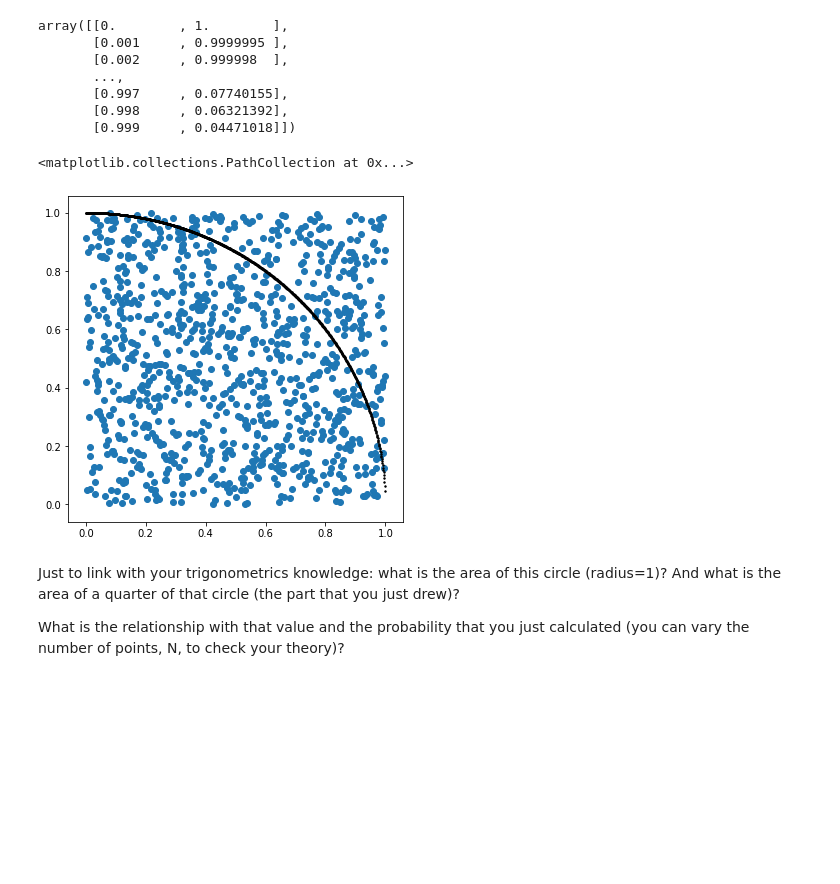
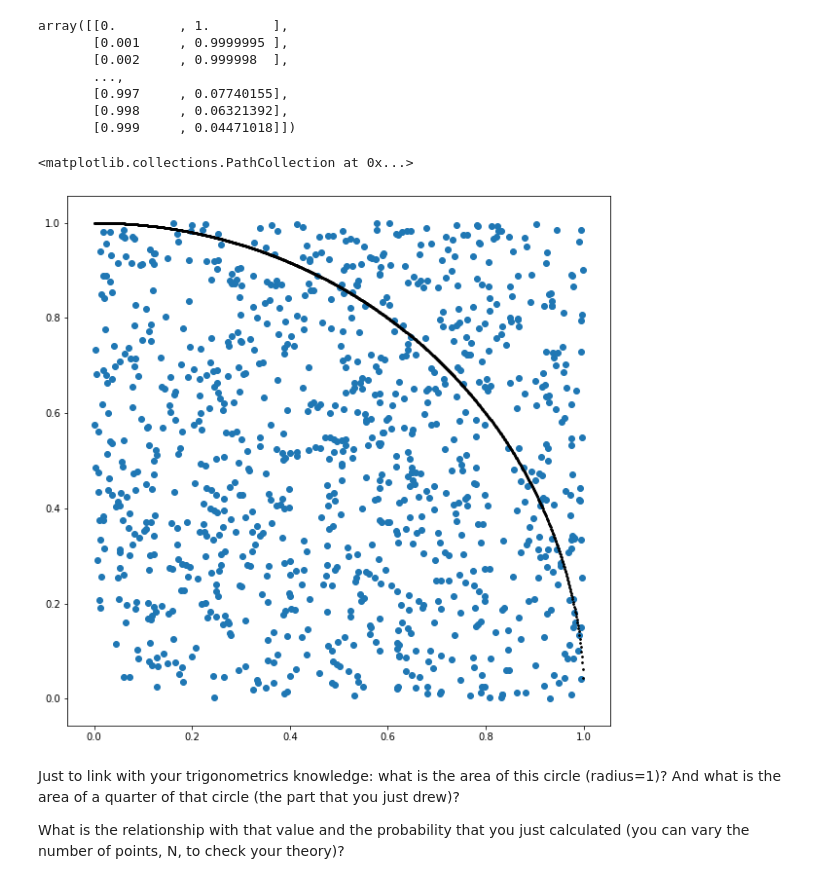
Before and after one commit to jmontalvo94/42186_MBML, a Jupyter notebook: Lectures/Lecture 1/1.Probability_Review.ipynb, the cells around one changed output. Cells and saved outputs as stored; diff of their text form; code cells hidden in the pictures; blank space fills up the shorter version.

```diff
--- a/Lectures/Lecture 1/1.Probability_Review.ipynb
+++ b/Lectures/Lecture 1/1.Probability_Review.ipynb
@@ -87,12 +87,12 @@ array([[0.        , 1.        ],
        [0.998     , 0.06321392],
        [0.999     , 0.04471018]])
 # %%
-plt.figure(figsize=(6,6))
+plt.figure(figsize=(10,10))
 plt.scatter(pts[:,0],pts[:,1])
-plt.scatter(circle_line[:,0],circle_line[:,1],c="black",s=2)
+plt.scatter(circle_line[:,0],circle_line[:,1],c="black",s=3)
 # %% [output]
 <matplotlib.collections.PathCollection at 0x...>
-[figure, old version]
+[figure, new version]
 # %% [markdown]
 Just to link with your trigonometrics knowledge: what is the area of this circle (radius=1)? And what is the area of a quarter of that circle (the part that you just drew)?
 
```
Also changed, not shown: parts of 6 cells of this notebook, 14 other files.
